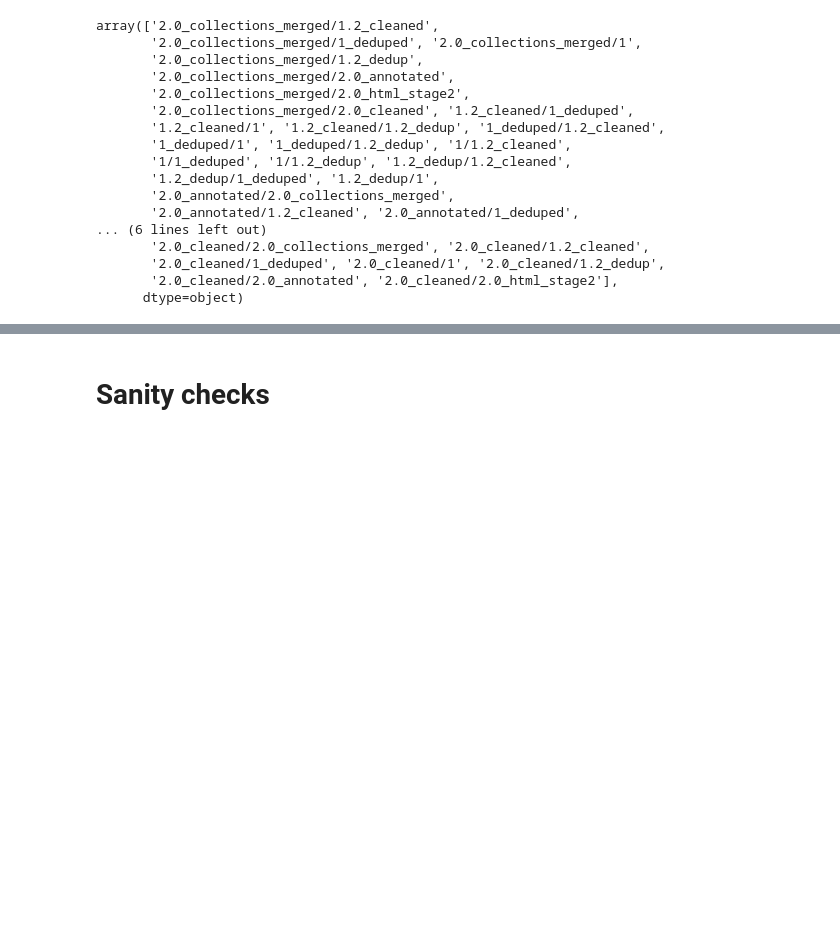
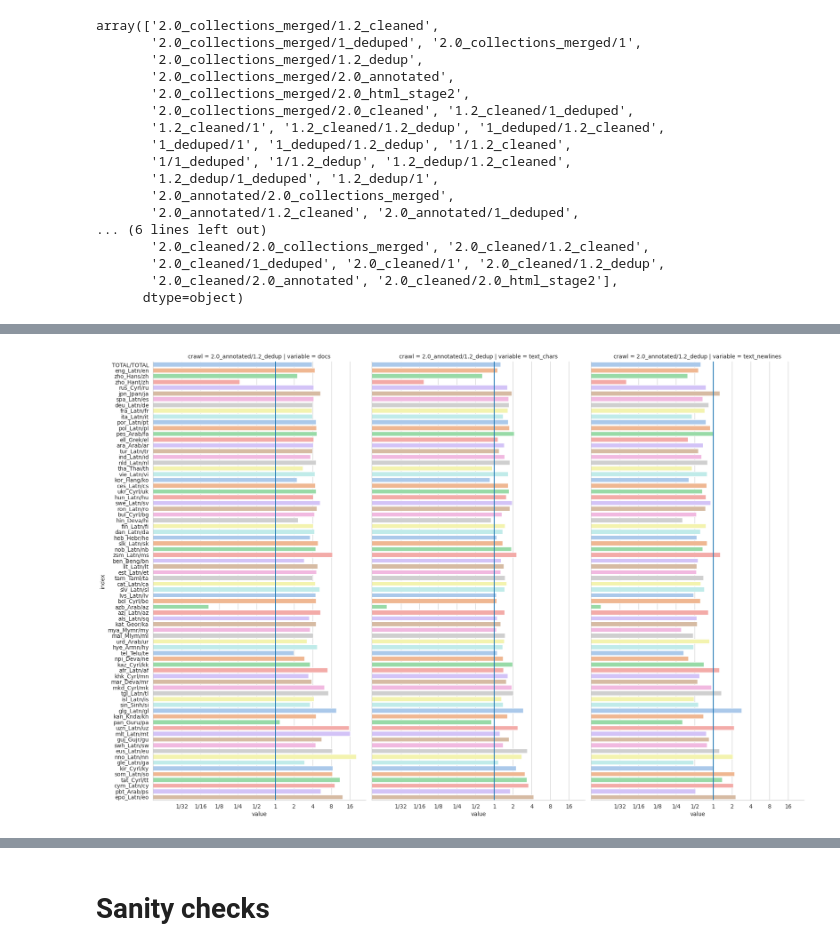
Before and after one commit to hplt-project/warc2text-runner, a Jupyter notebook: stats/lang-stats-release1VS2.ipynb, the cells around one changed output, grey strips where cells are left out. Cells and saved outputs as stored; diff of their text form; code cells hidden in the pictures; blank space fills up the shorter version.

```diff
--- a/stats/lang-stats-release1VS2.ipynb
+++ b/stats/lang-stats-release1VS2.ipynb
@@ -286 +296,6 @@ array(['2.0_collections_merged/1.2_cleaned',
+# %%
+plot_ratios(pdf[pdf.crawl.isin(['2.0_annotated/1.2_dedup'])],
+           save_path='_release1vs2/ratios_1vs2_dedup_perlang.pdf')
+# %% [output]
+[figure, added]
 # %%
```
Also changed, not shown: parts of 22 cells of this notebook.
